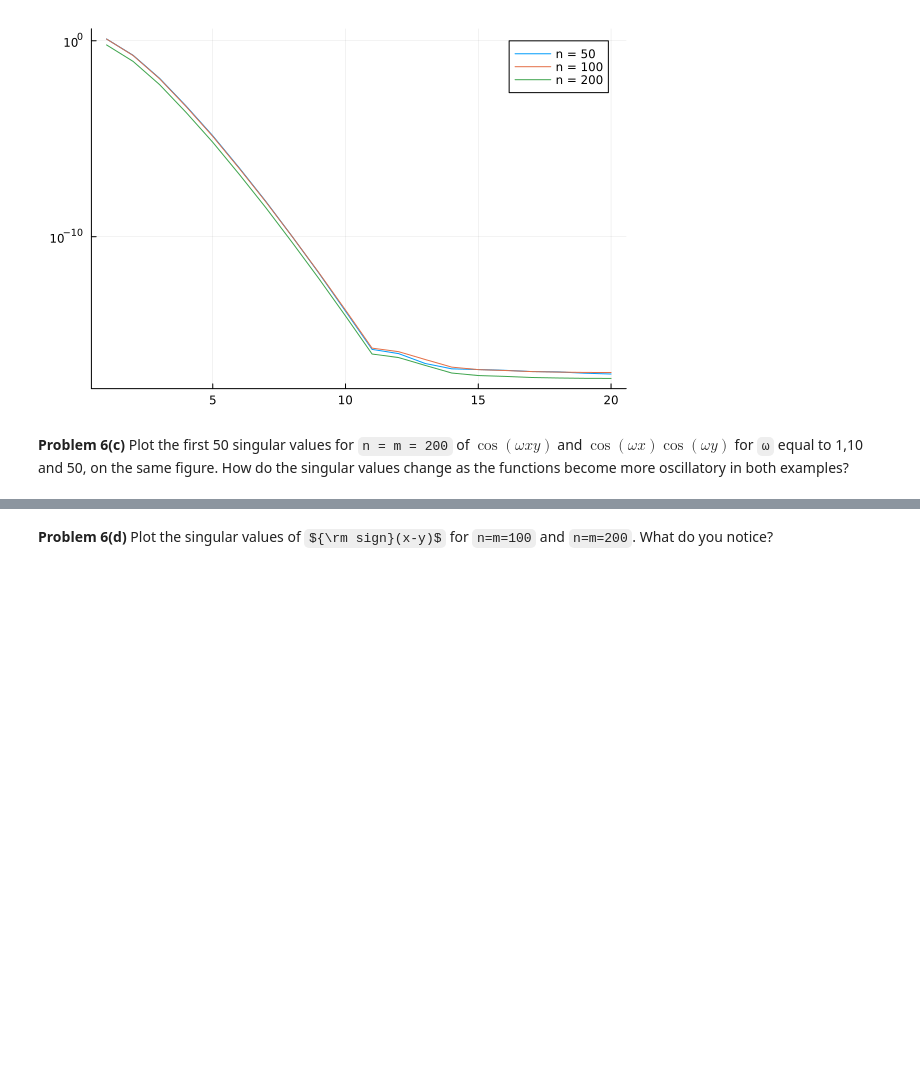
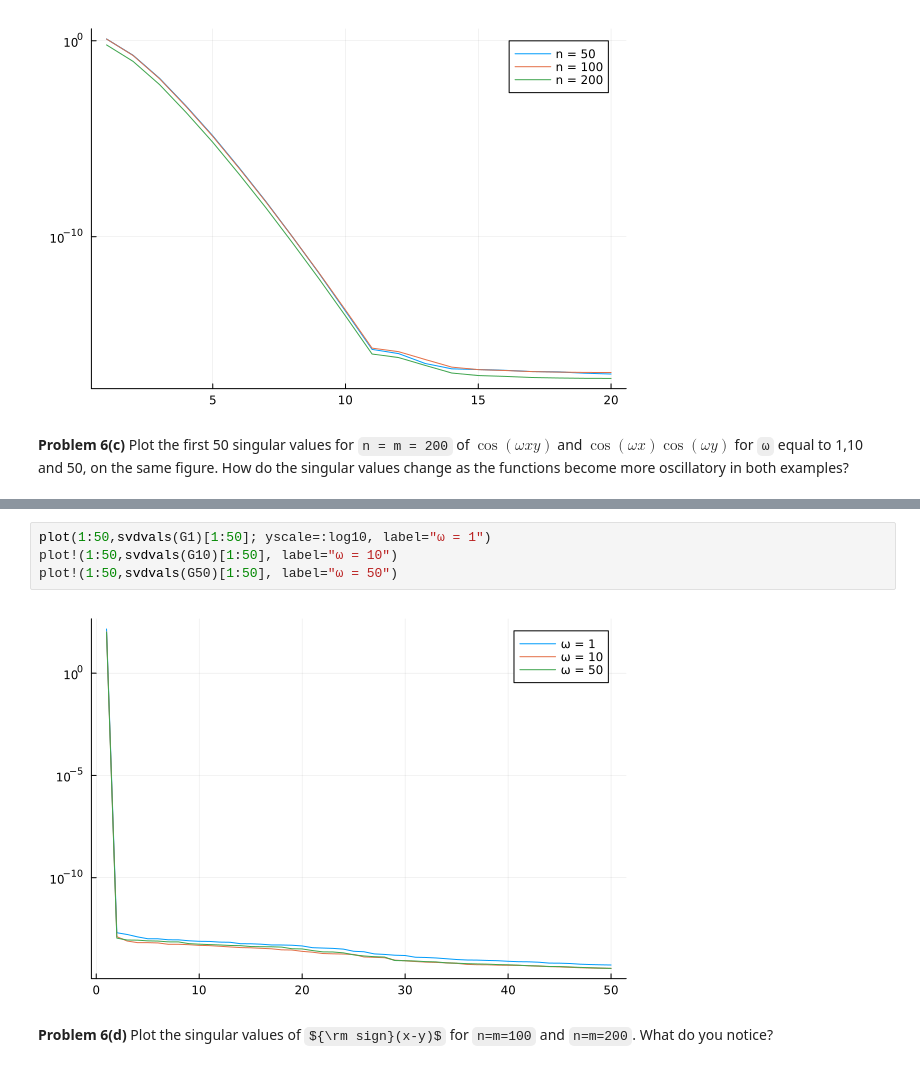
Before and after one commit to lovelife383/MATH50003NumericalAnalysis, a Jupyter notebook: labs/lab7.ipynb, the cells around one changed output, grey strips where cells are left out. Drawn from its saved outputs; the diff is of its cells as text; some formulas as TeX source; blank space fills up the shorter version.

```diff
--- a/labs/lab7.ipynb
+++ b/labs/lab7.ipynb
@@ -397,3 +415,9 @@ How do the singular values change as the functions become more oscillatory in bo
+# %%
+plot(1:50,svdvals(G1)[1:50]; yscale=:log10, label="ω = 1")
+plot!(1:50,svdvals(G10)[1:50], label="ω = 10")
+plot!(1:50,svdvals(G50)[1:50], label="ω = 50")
+# %% [output]
+[figure, added]
 # %% [markdown]
 **Problem 6(d)** Plot the singular values of ${\rm sign}(x-y)$ for `n=m=100`
 and `n=m=200`.  What do you notice?
```
Also changed, not shown: parts of 5 cells of this notebook.
